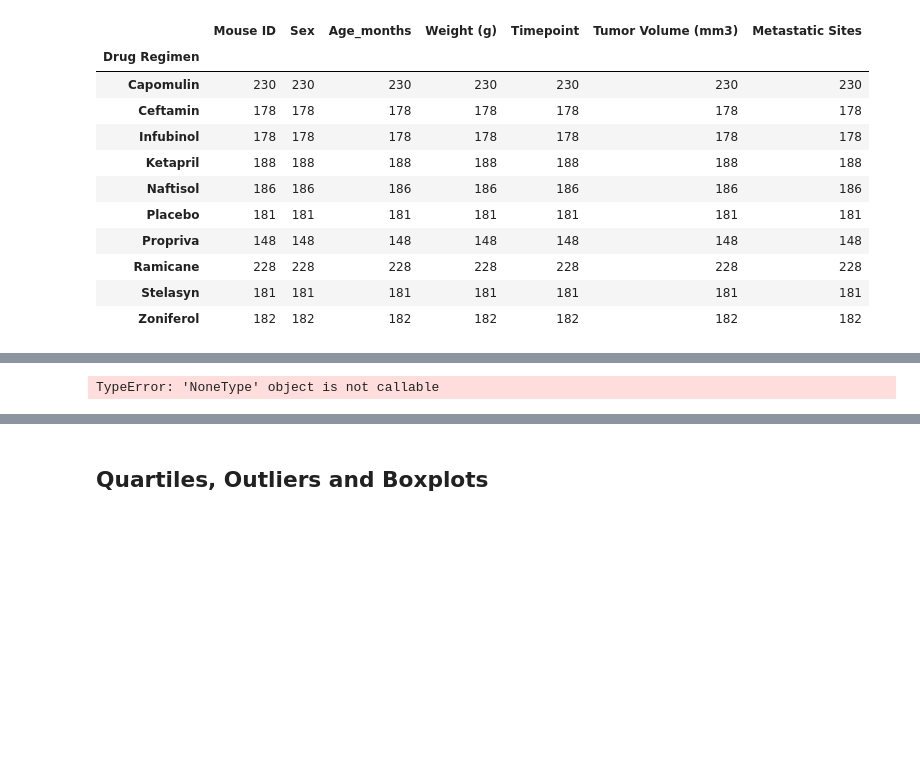
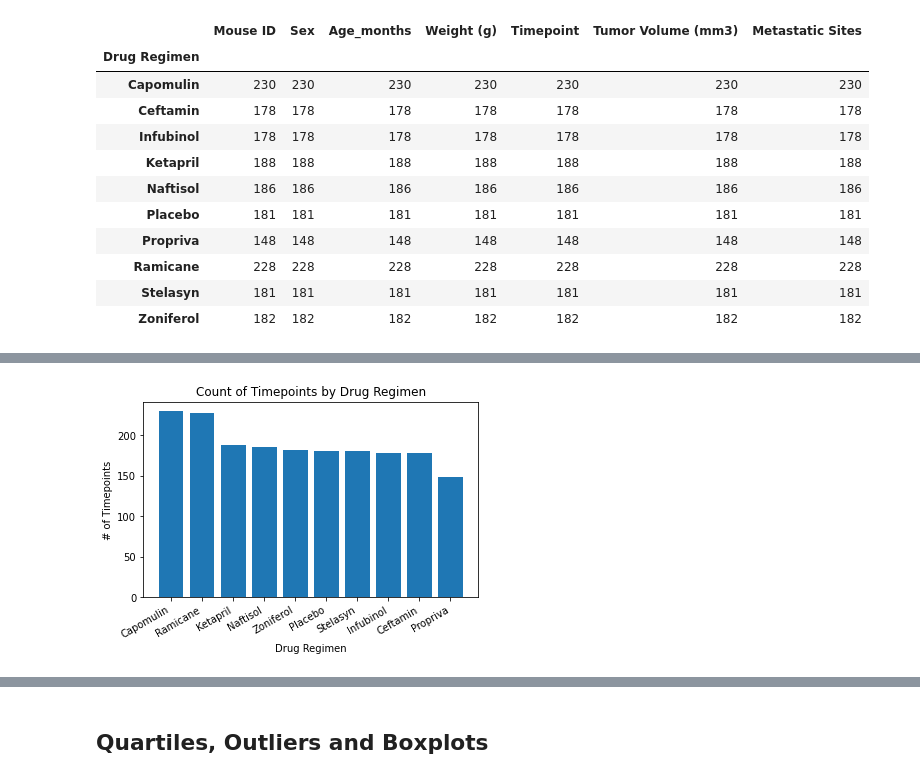
Before and after one commit to j-eikens/matplotlib-challenge, a Jupyter notebook: Pymaceuticals/pymaceuticals_starter.ipynb, the cells around one changed output, grey strips where cells are left out. Saved outputs shown, nothing was run; the diff lists cells and outputs as text; code cells hidden in the pictures; blank space fills up the shorter version.

```diff
--- a/Pymaceuticals/pymaceuticals_starter.ipynb
+++ b/Pymaceuticals/pymaceuticals_starter.ipynb
@@ -175,17 +146,16 @@ plt.show()
 # %%
 # Generate a bar plot showing the total number of timepoints for all mice tested for each drug regimen using pyplot.
 
-x_axis = test_group["Drug Regimen"].keys()
-#x_axis = clean_df["Drug Regimen"].unique() #This is wrong
-y_axis = test_group['Timepoint'].count()
+counts = clean_df['Drug Regimen'].value_counts()
 
+plt.bar(counts.index, counts)
+
+plt.xlabel("Drug Regimen")
+plt.ylabel("# of Timepoints")
 plt.title("Count of Timepoints by Drug Regimen")
-plt.xlabel("Drug Regimen")
-plt.ylabel("Count of Timepoints")
+
 
 plt.gcf().autofmt_xdate()
-
-plt.bar(x_axis , y_axis)
 plt.show()
 # %% [output]
-TypeError: 'NoneType' object is not callable
+[figure, added]
```
Also changed, not shown: parts of 11 cells of this notebook.
